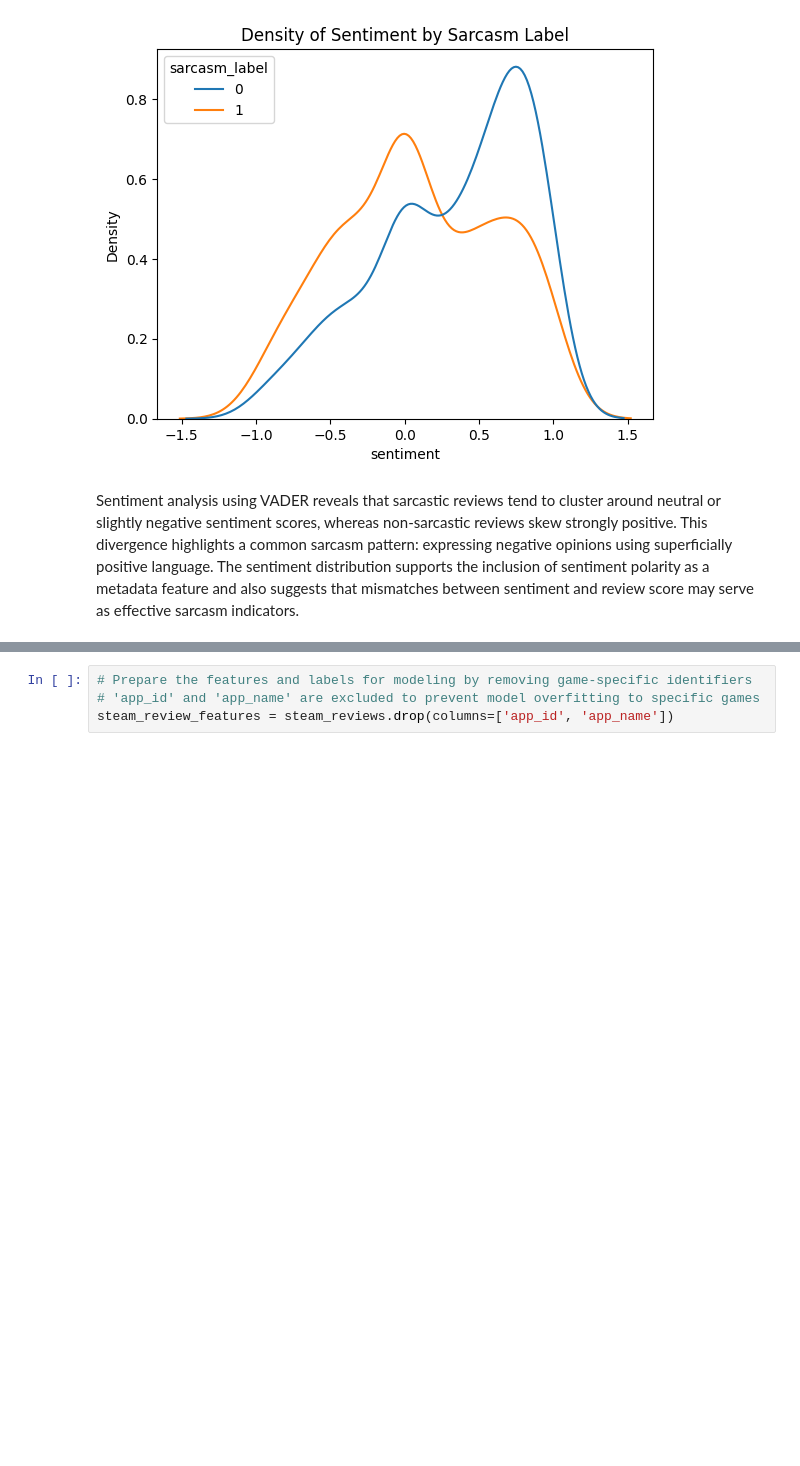
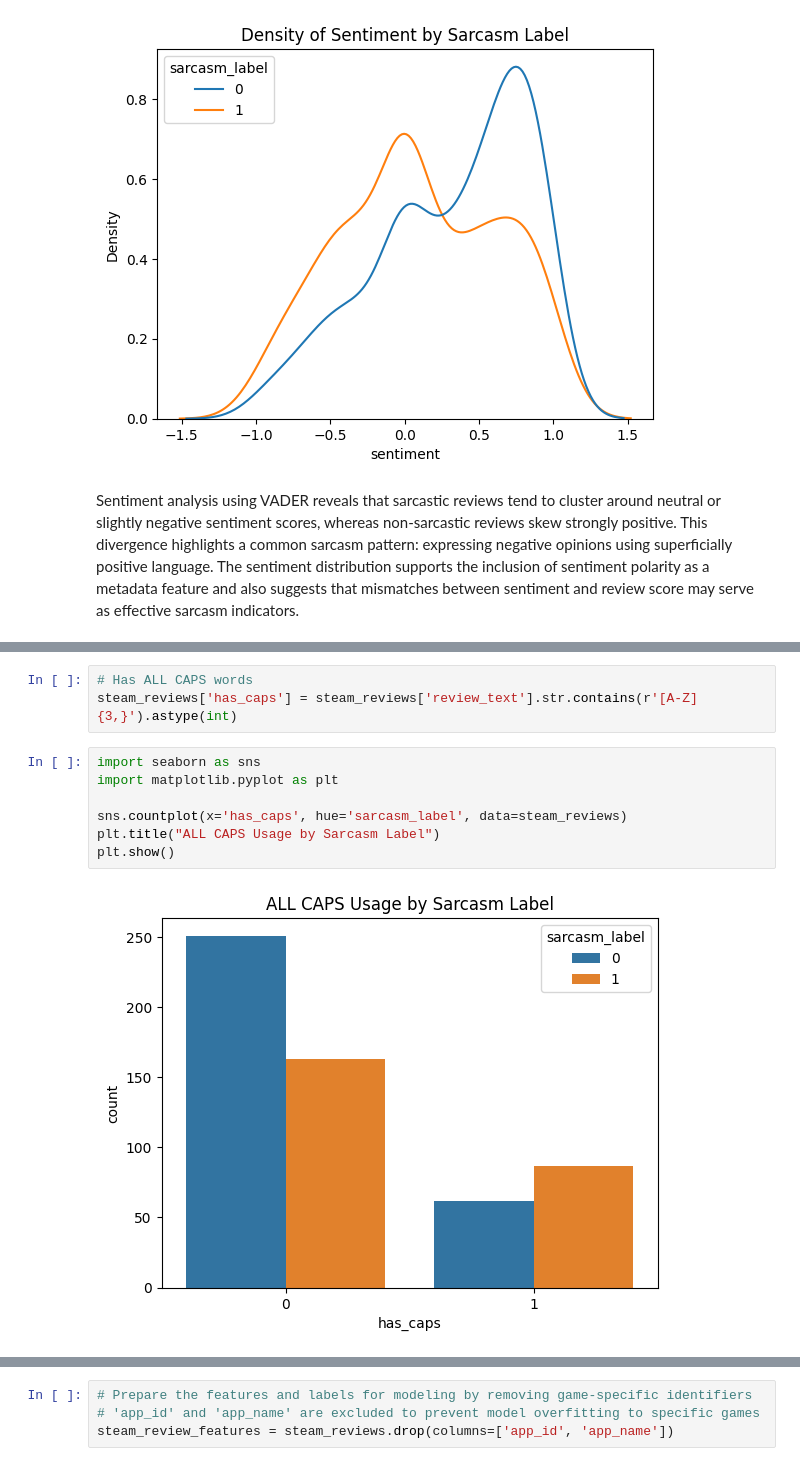
Before and after one commit to kozoB/steam-sarcasm-detection, a Jupyter notebook: Steam_Reviews_Sarcasm_Detection_Project.ipynb, the cells around one changed output, grey strips where cells are left out. Saved outputs shown, nothing was run; the diff lists cells and outputs as text; blank space fills up the shorter version.

```diff
--- a/Steam_Reviews_Sarcasm_Detection_Project.ipynb
+++ b/Steam_Reviews_Sarcasm_Detection_Project.ipynb
@@ -97,0 +119,12 @@ Sentiment analysis using VADER reveals that sarcastic reviews tend to cluster ar
+# %%
+# Has ALL CAPS words
+steam_reviews['has_caps'] = steam_reviews['review_text'].str.contains(r'[A-Z]{3,}').astype(int)
+# %%
+import seaborn as sns
+import matplotlib.pyplot as plt
+
+sns.countplot(x='has_caps', hue='sarcasm_label', data=steam_reviews)
+plt.title("ALL CAPS Usage by Sarcasm Label")
+plt.show()
+# %% [output]
+[figure, added]
```
Also changed, not shown: parts of 17 cells of this notebook.
